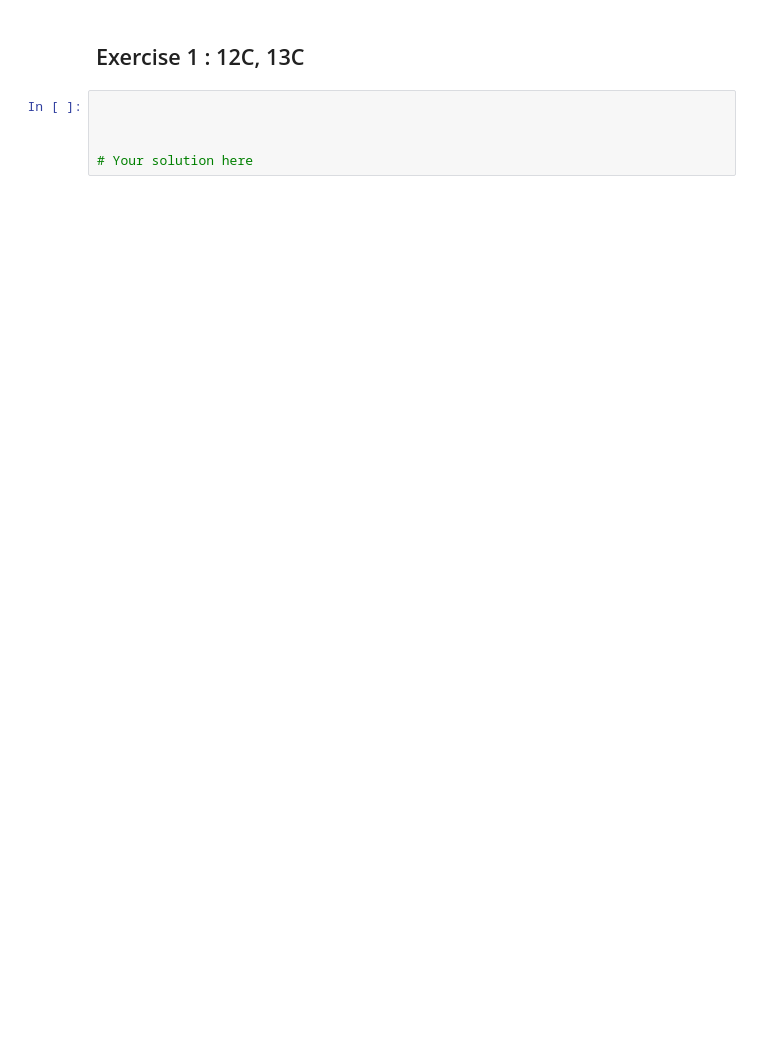
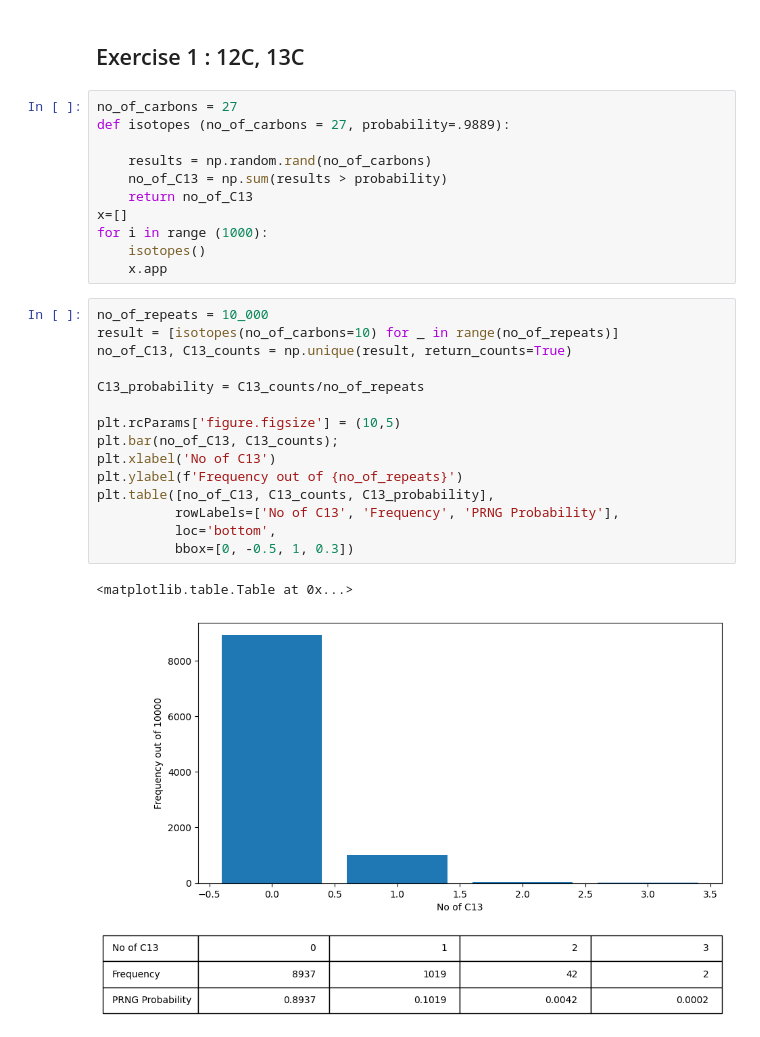
Before and after one commit to SPS-SP2273/learning-portfolio-YasmeenTan, a Jupyter notebook: random numbers/random_numbers_(need).ipynb, the cells around one changed output. Saved outputs shown, nothing was run; the diff lists cells and outputs as text; blank space fills up the shorter version.

Commit message:
random_numbers_(need) - completed

```diff
--- a/random numbers/random_numbers_(need).ipynb
+++ b/random numbers/random_numbers_(need).ipynb
@@ -203,7 +204,31 @@ AttributeError: module 'matplotlib.pyplot' has no attribute 'rcParam'
 # %% [markdown]
 ## Exercise 1 :  12C, 13C
+# %%
+no_of_carbons = 27
+def isotopes (no_of_carbons = 27, probability=.9889):
+
+    results = np.random.rand(no_of_carbons)
+    no_of_C13 = np.sum(results > probability)
+    return no_of_C13
+x=[]
+for i in range (1000):
+    isotopes()
+    x.app
 # %%
+no_of_repeats = 10_000
+result = [isotopes(no_of_carbons=10) for _ in range(no_of_repeats)]
+no_of_C13, C13_counts = np.unique(result, return_counts=True)
 
+C13_probability = C13_counts/no_of_repeats
 
-
-# Your solution here
+plt.rcParams['figure.figsize'] = (10,5)
+plt.bar(no_of_C13, C13_counts);
+plt.xlabel('No of C13')
+plt.ylabel(f'Frequency out of {no_of_repeats}')
+plt.table([no_of_C13, C13_counts, C13_probability],
+          rowLabels=['No of C13', 'Frequency', 'PRNG Probability'],
+          loc='bottom',
+          bbox=[0, -0.5, 1, 0.3])
+# %% [output]
+<matplotlib.table.Table at 0x...>
+[figure, added]
```
Also changed, not shown: parts of 30 cells of this notebook.
